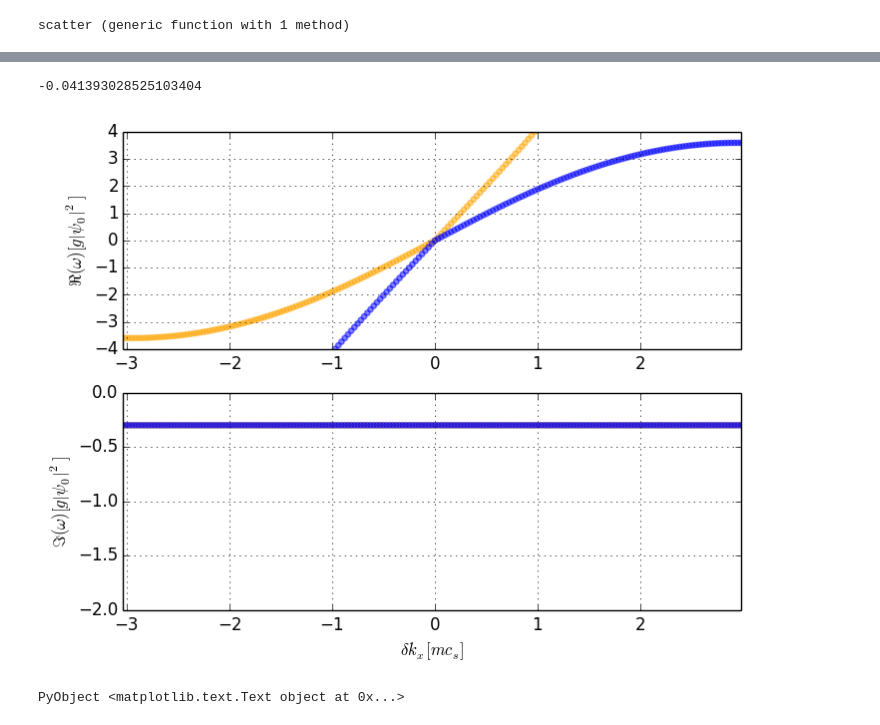
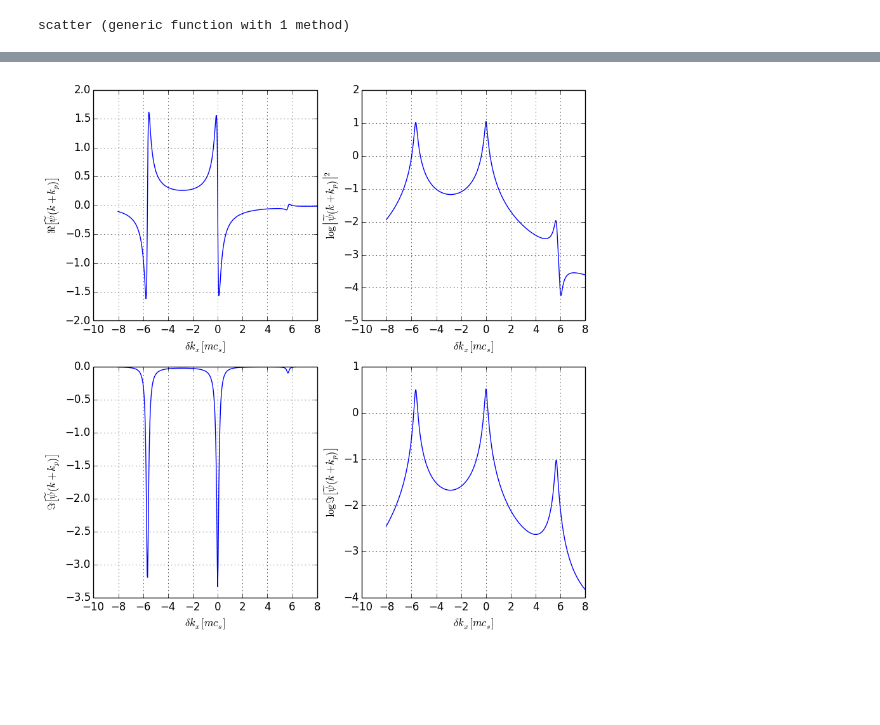
Before and after one commit to berceanu/notebooks, a Jupyter notebook: julia/1pump-quad.ipynb, the cells around one changed output, grey strips where cells are left out. Drawn from its saved outputs; the diff is of its cells as text; code cells hidden in the pictures; blank space fills up the shorter version.

```diff
--- a/julia/1pump-quad.ipynb
+++ b/julia/1pump-quad.ipynb
@@ -20,29 +83,20 @@ scatter (generic function with 1 method)
+# %%
+fig, axes = plt.subplots(2, 2, figsize=(10, 10))
+axes[1,1][:plot](sbox.kx, real(ψtmat))
+axes[1,1][:set_ylabel](L"$\Re\left[\widetilde{\psi}\left(k+k_{p}\right)\right]$")
+axes[1,2][:plot](sbox.kx, log10(abs2(ψtmat)))
+axes[1,2][:set_ylabel](L"$\log\left|\widetilde{\psi}\left(k+k_{p}\right)\right|^2$")
+axes[2,1][:plot](sbox.kx, imag(ψtmat))
+axes[2,1][:set_ylabel](L"$\Im\left[\widetilde{\psi}\left(k+k_{p}\right)\right]$")
+axes[2,2][:plot](sbox.kx, log10(abs(imag(ψtmat))))
+axes[2,2][:set_ylabel](L"$\log\Im\left[\widetilde{\psi}\left(k+k_{p}\right)\right]$")
+
+for ax in axes
+    ax[:grid]()
+    ax[:set_xlabel](L"$\delta k_x[m c_s]$")
+end
+# %% [output]
+[figure, added]
 # %%
-idxkr = getidx(3., maximum(sbox.kx), step(sbox.kx))
-idxkl = getidx(-3., maximum(sbox.kx), step(sbox.kx))
-#check
-sbox.kx[idxkl] + 3. #0
+idxkl = getidx(5.2, maximum(sbox.kx), step(sbox.kx))
+idxkr = getidx(6.2, maximum(sbox.kx), step(sbox.kx));
-# %% [output]
--0.041393028525103404
-# %%
-fig, axes = plt.subplots(2,1, figsize=(8,6))
-
-scatter(axes, 1, real, quadλ1, "orange")
-scatter(axes, 1, real, quadλ2, "blue")
-scatter(axes, 2, imag, quadλ1, "orange")
-scatter(axes, 2, imag, quadλ2, "blue")
-
-for ax in axes
-    ax[:set_xlim](sbox.kx[idxkl], sbox.kx[idxkr])
-    ax[:grid]()
-end
-
-axes[1][:set_ylim](-4, 4)
-axes[2][:set_ylim](-2, 0)
-
-axes[1][:set_ylabel](L"$\Re(\omega)[g \vert\psi_0\vert^2]$")
-axes[2][:set_ylabel](L"$\Im(\omega)[g \vert\psi_0\vert^2]$")
-axes[2][:set_xlabel](L"$\delta k_x[m c_s]$")
-# %% [output]
-[figure, removed]
-PyObject <matplotlib.text.Text object at 0x...>
```
Also changed, not shown: parts of 23 cells of this notebook, 1 other file.
